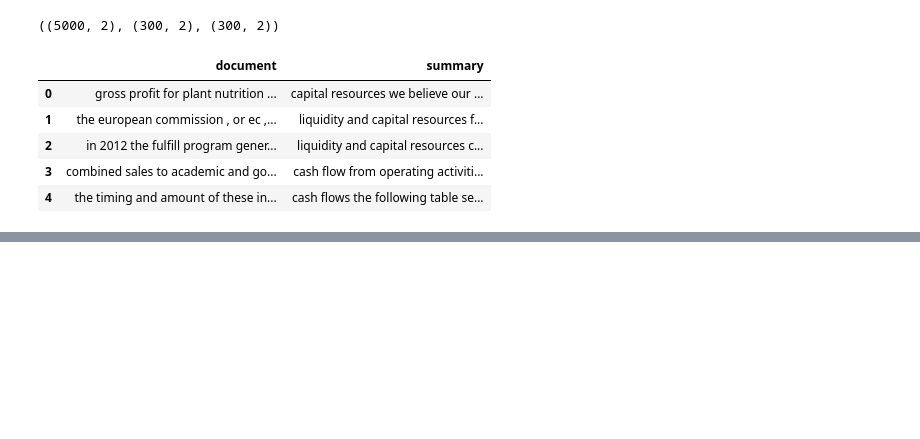
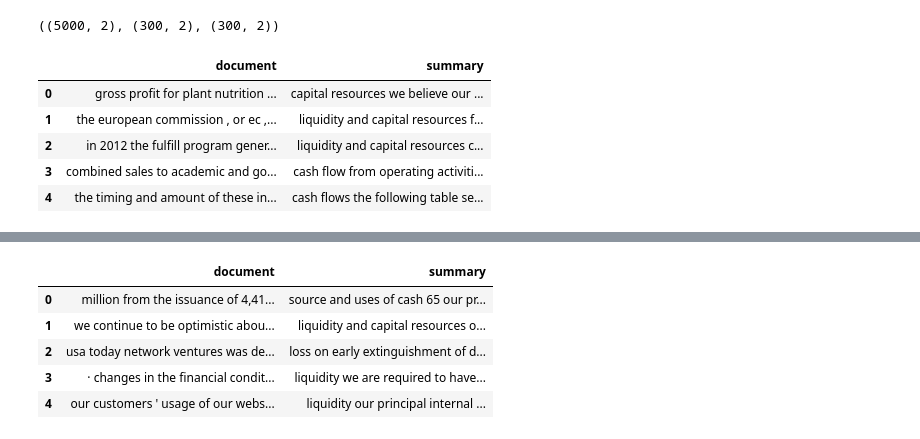
Before and after one commit to ianuragbhatt/text-summarization, a Jupyter notebook: ts_abstractive_BART.ipynb, the cells around one changed output, grey strips where cells are left out. Cells and saved outputs as stored; diff of their text form; code cells hidden in the pictures; blank space fills up the shorter version.

```diff
--- a/ts_abstractive_BART.ipynb
+++ b/ts_abstractive_BART.ipynb
@@ -27,6 +27,6 @@ To enable the following instructions: AVX2 AVX_VNNI FMA, in other operations, re
 # %%
 # importing datasets
-data_path = 'assets/datasets/sample_findsum_v1/'
+data_path = '/content/drive/MyDrive/datasets/sample_findsum_v1/'
 train_data_path = data_path + "sample_findsum_train_v1.csv"
 test_data_path = data_path + "sample_findsum_test_v1.csv"
 val_data_path = data_path + "sample_findsum_val_v1.csv"
@@ -204,0 +251,9 @@ trainer.save_model(output_dir)
+# %%
+test_data.head()
+# %% [output]
+|  | document | summary |
+| 0 | million from the issuance of 4,41... | source and uses of cash 65 our pr... |
+| 1 | we continue to be optimistic abou... | liquidity and capital resources o... |
+| 2 | usa today network ventures was de... | loss on early extinguishment of d... |
+| 3 | · changes in the financial condit... | liquidity we are required to have... |
+| 4 | our customers ' usage of our webs... | liquidity our principal internal ... |
```
Also changed, not shown: parts of 45 cells of this notebook.
